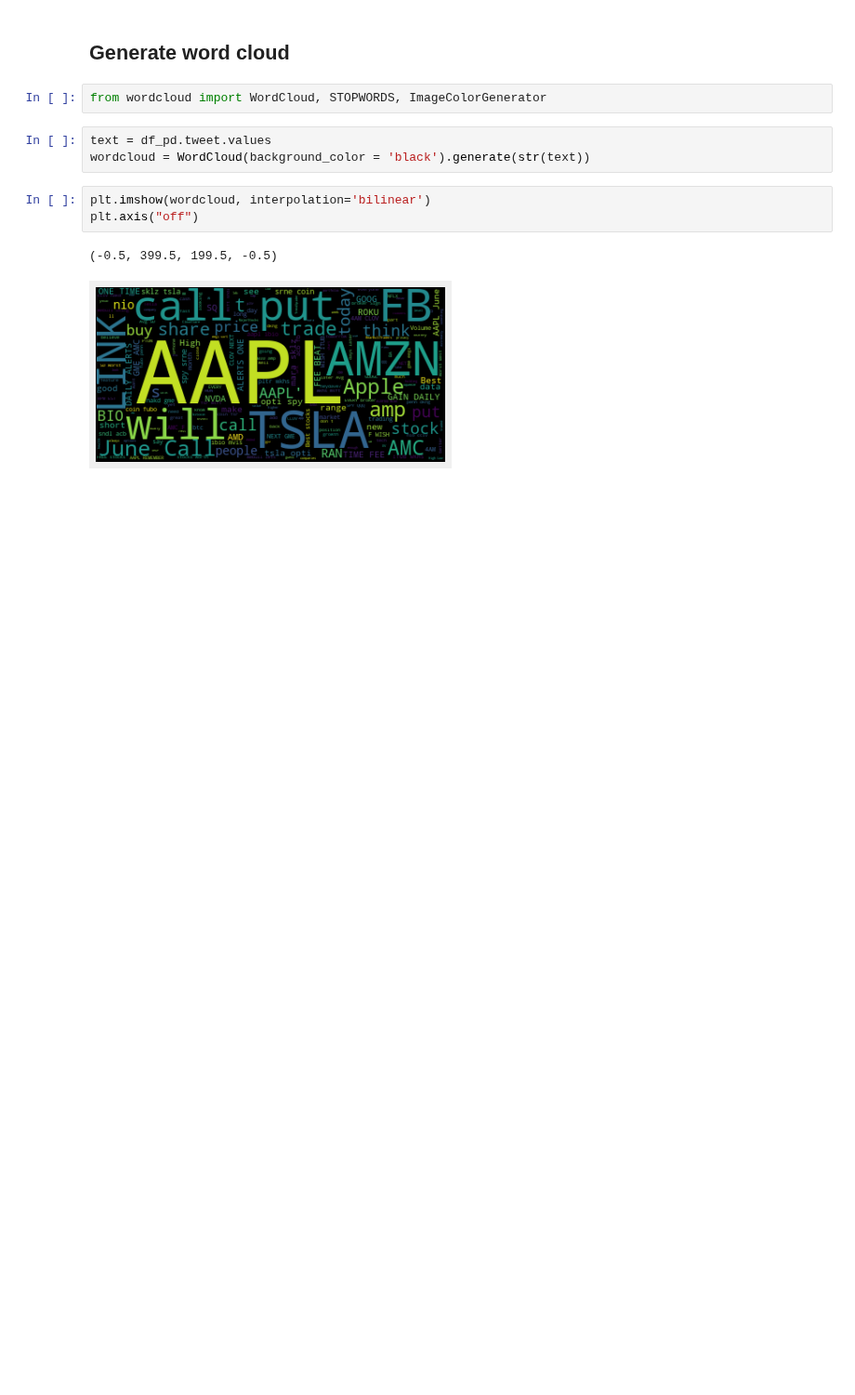
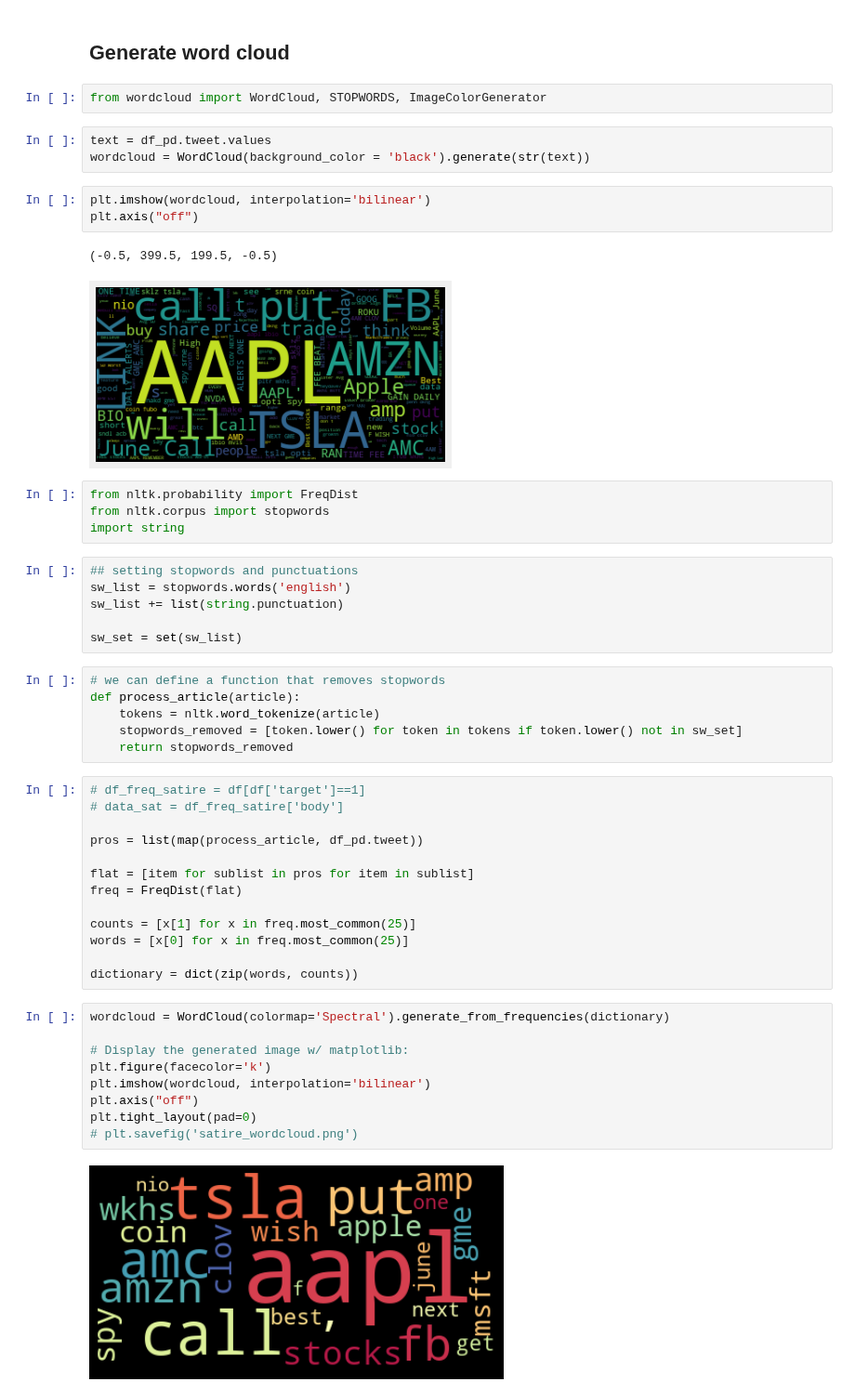
Before and after one commit to ghcn345/Stock-Market-Prediction, a Jupyter notebook: stock_market_NLP.ipynb, the cells around one changed output. Shown at 93% size. Saved outputs shown, nothing was run; the diff lists cells and outputs as text; blank space fills up the shorter version.

Commit message:
word freq

```diff
--- a/stock_market_NLP.ipynb
+++ b/stock_market_NLP.ipynb
@@ -282,3 +282,43 @@ plt.axis("off")
 # %% [output]
 (-0.5, 399.5, 199.5, -0.5)
 [figure]
+# %%
+from nltk.probability import FreqDist
+from nltk.corpus import stopwords
+import string
+# %%
+## setting stopwords and punctuations
+sw_list = stopwords.words('english')
+sw_list += list(string.punctuation)
+
+sw_set = set(sw_list)
+# %%
+# we can define a function that removes stopwords
+def process_article(article):
+    tokens = nltk.word_tokenize(article)
+    stopwords_removed = [token.lower() for token in tokens if token.lower() not in sw_set]
+    return stopwords_removed
+# %%
+# df_freq_satire = df[df['target']==1]
+# data_sat = df_freq_satire['body']
+
+pros = list(map(process_article, df_pd.tweet))
+
+flat = [item for sublist in pros for item in sublist]
+freq = FreqDist(flat)
+
+counts = [x[1] for x in freq.most_common(25)]
+words = [x[0] for x in freq.most_common(25)]
+
+dictionary = dict(zip(words, counts))
+# %%
+wordcloud = WordCloud(colormap='Spectral').generate_from_frequencies(dictionary)
+
+# Display the generated image w/ matplotlib:
+plt.figure(facecolor='k')
+plt.imshow(wordcloud, interpolation='bilinear')
+plt.axis("off")
+plt.tight_layout(pad=0)
+# plt.savefig('satire_wordcloud.png')
+# %% [output]
+[figure, added]
```
